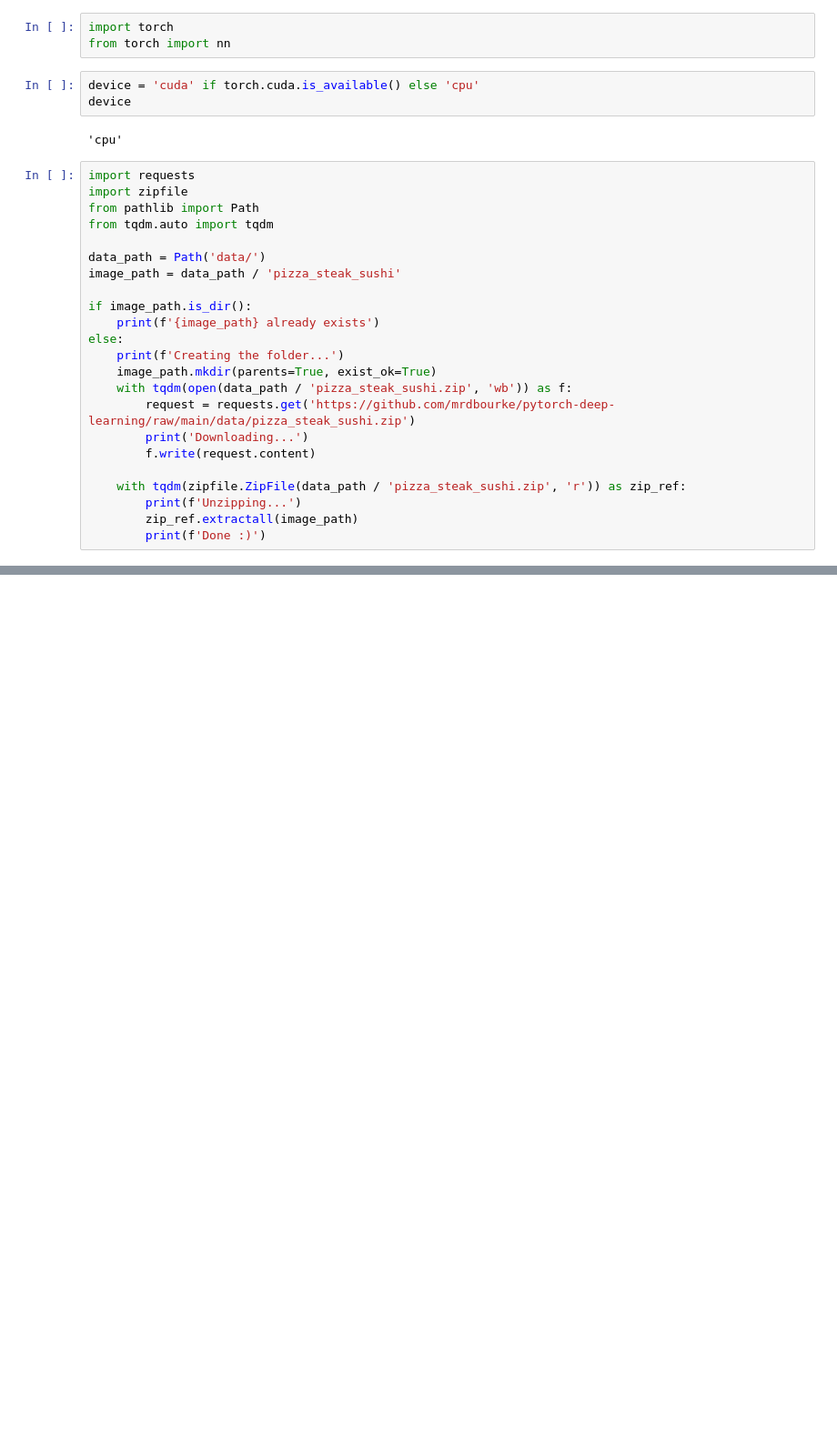
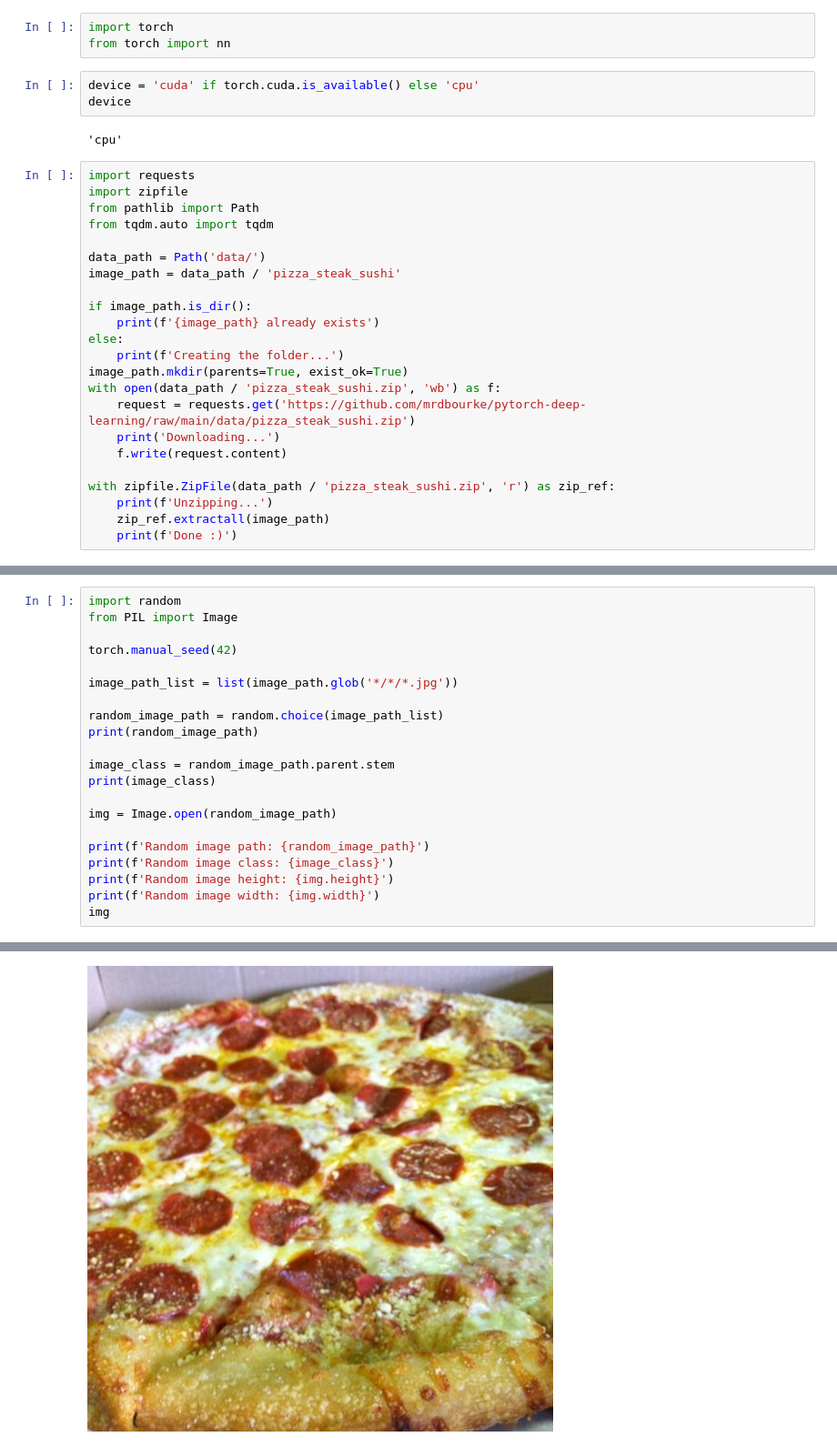
Before and after one commit to Knightler/deep-learning-practice, a Jupyter notebook: PYTORCH_Custom_Dataset(REVIEW).ipynb, the cells around one changed output, grey strips where cells are left out. Shown at 91% size. Saved outputs shown, nothing was run; the diff lists cells and outputs as text; blank space fills up the shorter version.

```diff
--- a/PYTORCH_Custom_Dataset(REVIEW).ipynb
+++ b/PYTORCH_Custom_Dataset(REVIEW).ipynb
@@ -21,14 +21,14 @@ if image_path.is_dir():
     print(f'{image_path} already exists')
 else:
     print(f'Creating the folder...')
-    image_path.mkdir(parents=True, exist_ok=True)
-    with tqdm(open(data_path / 'pizza_steak_sushi.zip', 'wb')) as f:
-        request = requests.get('https://github.com/mrdbourke/pytorch-deep-learning/raw/main/data/pizza_steak_sushi.zip')
-        print('Downloading...')
-        f.write(request.content)
+image_path.mkdir(parents=True, exist_ok=True)
+with open(data_path / 'pizza_steak_sushi.zip', 'wb') as f:
+    request = requests.get('https://github.com/mrdbourke/pytorch-deep-learning/raw/main/data/pizza_steak_sushi.zip')
+    print('Downloading...')
+    f.write(request.content)
 
-    with tqdm(zipfile.ZipFile(data_path / 'pizza_steak_sushi.zip', 'r')) as zip_ref:
-        print(f'Unzipping...')
-        zip_ref.extractall(image_path)
-        print(f'Done :)')
+with zipfile.ZipFile(data_path / 'pizza_steak_sushi.zip', 'r') as zip_ref:
+    print(f'Unzipping...')
+    zip_ref.extractall(image_path)
+    print(f'Done :)')
 # %% [output]
@@ -35,0 +65,22 @@ data/pizza_steak_sushi already exists
+# %%
+import random
+from PIL import Image
+
+torch.manual_seed(42)
+
+image_path_list = list(image_path.glob('*/*/*.jpg'))
+
+random_image_path = random.choice(image_path_list)
+print(random_image_path)
+
+image_class = random_image_path.parent.stem
+print(image_class)
+
+img = Image.open(random_image_path)
+
+print(f'Random image path: {random_image_path}')
+print(f'Random image class: {image_class}')
+print(f'Random image height: {img.height}')
+print(f'Random image width: {img.width}')
+img
+# %% [output]
@@ -35,0 +93 @@ data/pizza_steak_sushi already exists
+[figure, added]
```
Also changed, not shown: parts of 10 cells of this notebook.
